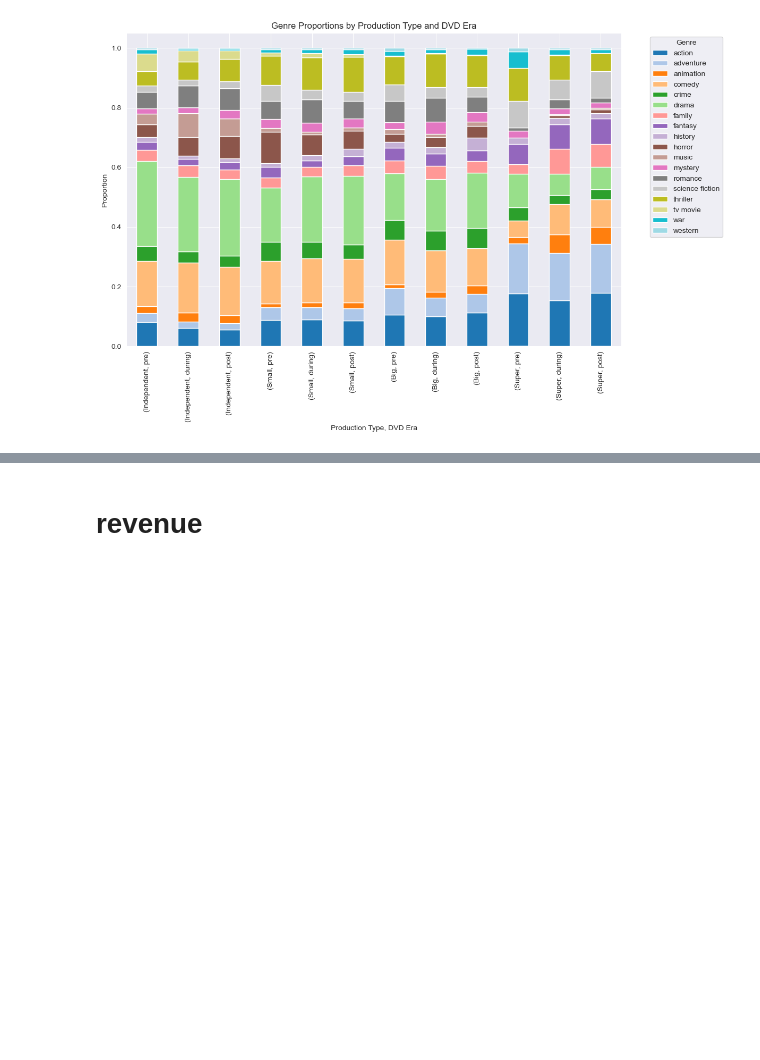
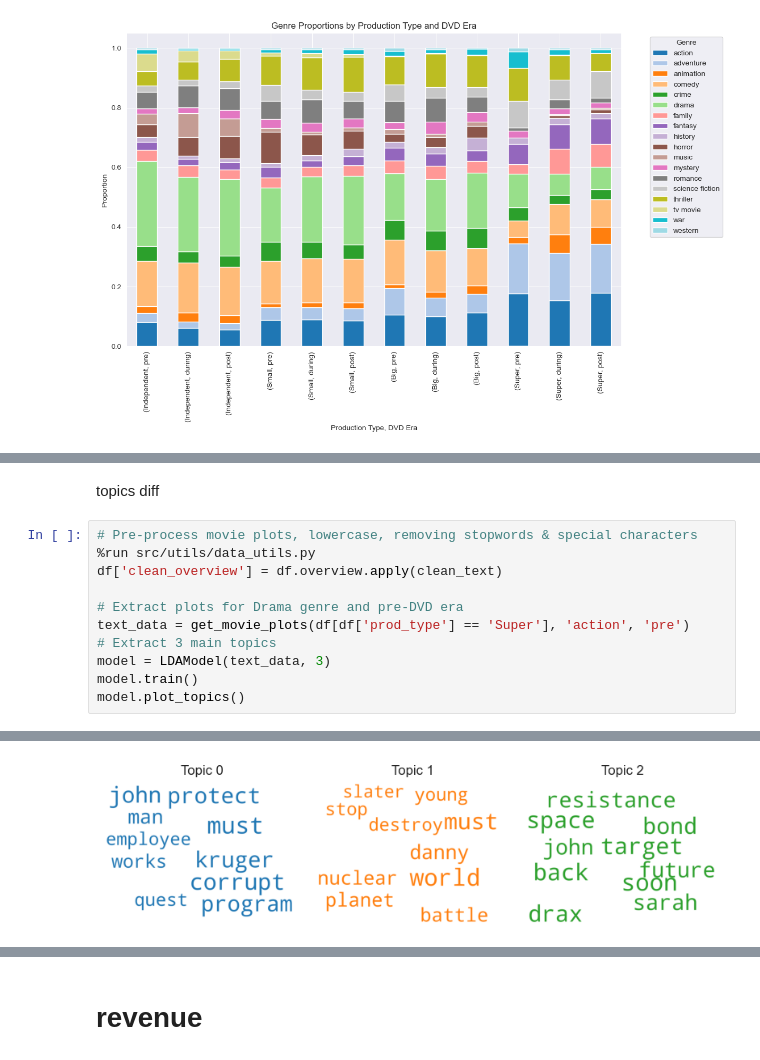
Before and after one commit to epfl-ada/ada-2024-project-databand, a Jupyter notebook: stats.ipynb, the cells around one changed output, grey strips where cells are left out. Cells and saved outputs as stored; diff of their text form; blank space fills up the shorter version.

```diff
--- a/stats.ipynb
+++ b/stats.ipynb
@@ -348,0 +500,14 @@ plt.show()
+# %% [markdown]
+topics diff
+# %%
+# Pre-process movie plots, lowercase, removing stopwords & special characters
+%run src/utils/data_utils.py
+df['clean_overview'] = df.overview.apply(clean_text)
+
+# Extract plots for Drama genre and pre-DVD era
+text_data = get_movie_plots(df[df['prod_type'] == 'Super'], 'action', 'pre')
+# Extract 3 main topics
+model = LDAModel(text_data, 3)
+model.train()
+model.plot_topics()
+# %% [output]
@@ -348,0 +516 @@ plt.show()
+[figure, added]
```
Also changed, not shown: parts of 30 cells of this notebook, 1 other file.
